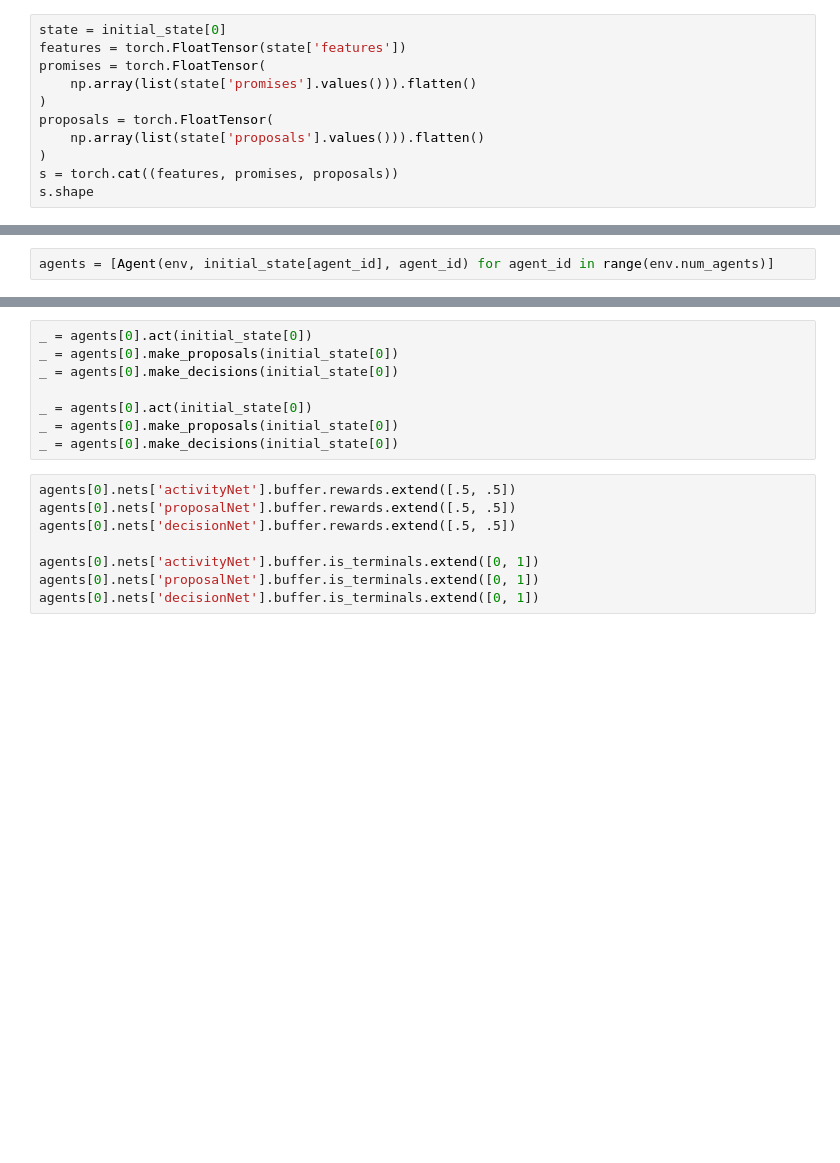
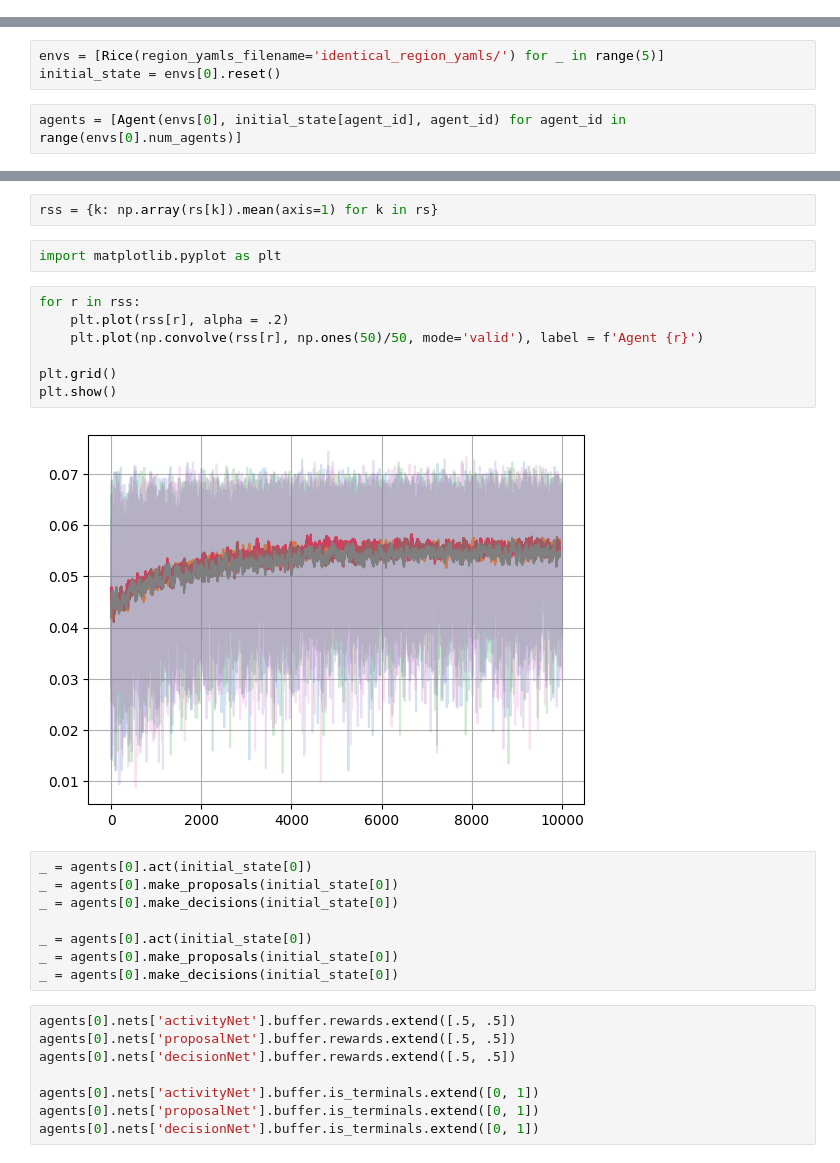
Before and after one commit to i4ata/BScProject, a Jupyter notebook: ppo_negotiation/PPO_negotiation_tryouts.ipynb, the cells around one changed output, grey strips where cells are left out. Saved outputs shown, nothing was run; the diff lists cells and outputs as text; blank space fills up the shorter version.

```diff
--- a/ppo_negotiation/PPO_negotiation_tryouts.ipynb
+++ b/ppo_negotiation/PPO_negotiation_tryouts.ipynb
@@ -18,11 +15,0 @@ n = NegotiationNet(env, len(initial_state[0]['features']))
-# %%
-state = initial_state[0]
-features = torch.FloatTensor(state['features'])
-promises = torch.FloatTensor(
-    np.array(list(state['promises'].values())).flatten()
-)
-proposals = torch.FloatTensor(
-    np.array(list(state['proposals'].values())).flatten()
-)
-s = torch.cat((features, promises, proposals))
-s.shape
@@ -73,2 +16,5 @@ torch.Size([2, 4, 110]) torch.Size([2, 4, 110])
+# %%
+envs = [Rice(region_yamls_filename='identical_region_yamls/') for _ in range(5)]
+initial_state = envs[0].reset()
 # %%
-agents = [Agent(env, initial_state[agent_id], agent_id) for agent_id in range(env.num_agents)]
+agents = [Agent(envs[0], initial_state[agent_id], agent_id) for agent_id in range(envs[0].num_agents)]
@@ -75,3 +81,16 @@ agents = [Agent(env, initial_state[agent_id], agent_id) for agent_id in range(en
+# %%
+rss = {k: np.array(rs[k]).mean(axis=1) for k in rs}
+# %%
+import matplotlib.pyplot as plt
+# %%
+for r in rss:
+    plt.plot(rss[r], alpha = .2)
+    plt.plot(np.convolve(rss[r], np.ones(50)/50, mode='valid'), label = f'Agent {r}')
+
+plt.grid()
+plt.show()
+# %% [output]
+[figure, added]
 # %%
 _ = agents[0].act(initial_state[0])
 _ = agents[0].make_proposals(initial_state[0])
```
Also changed, not shown: parts of 13 cells of this notebook, 6 other files.
